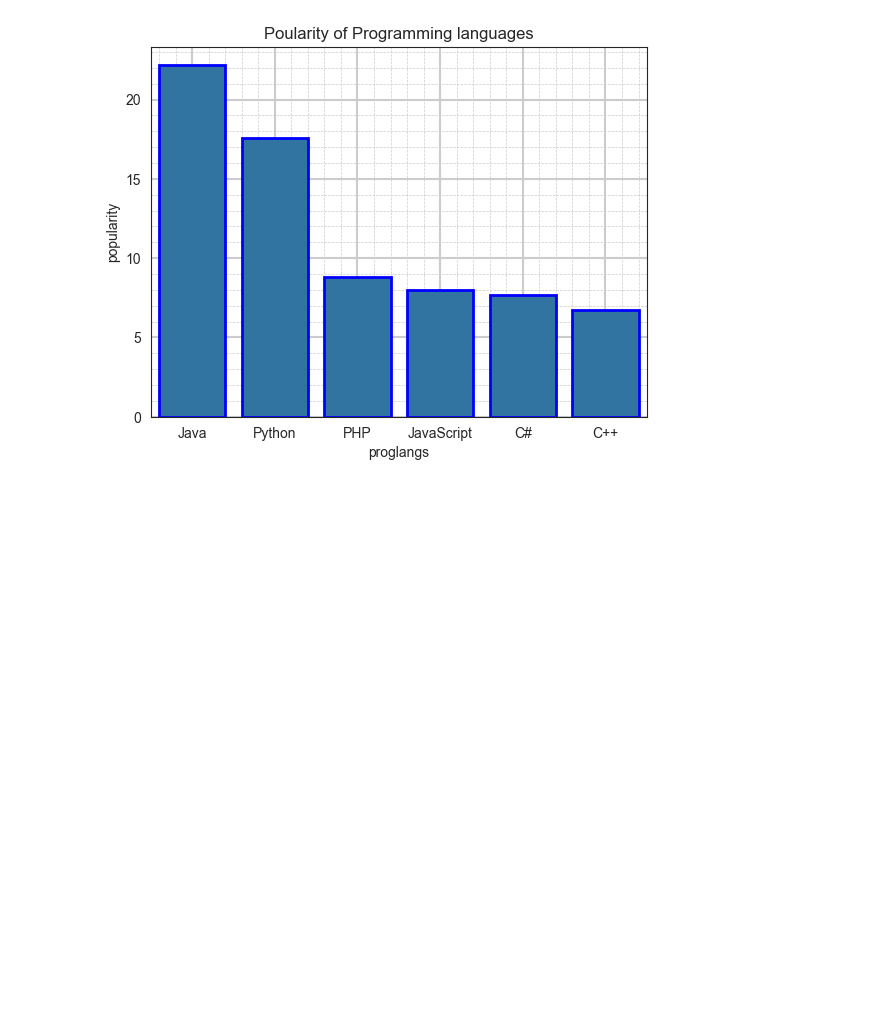
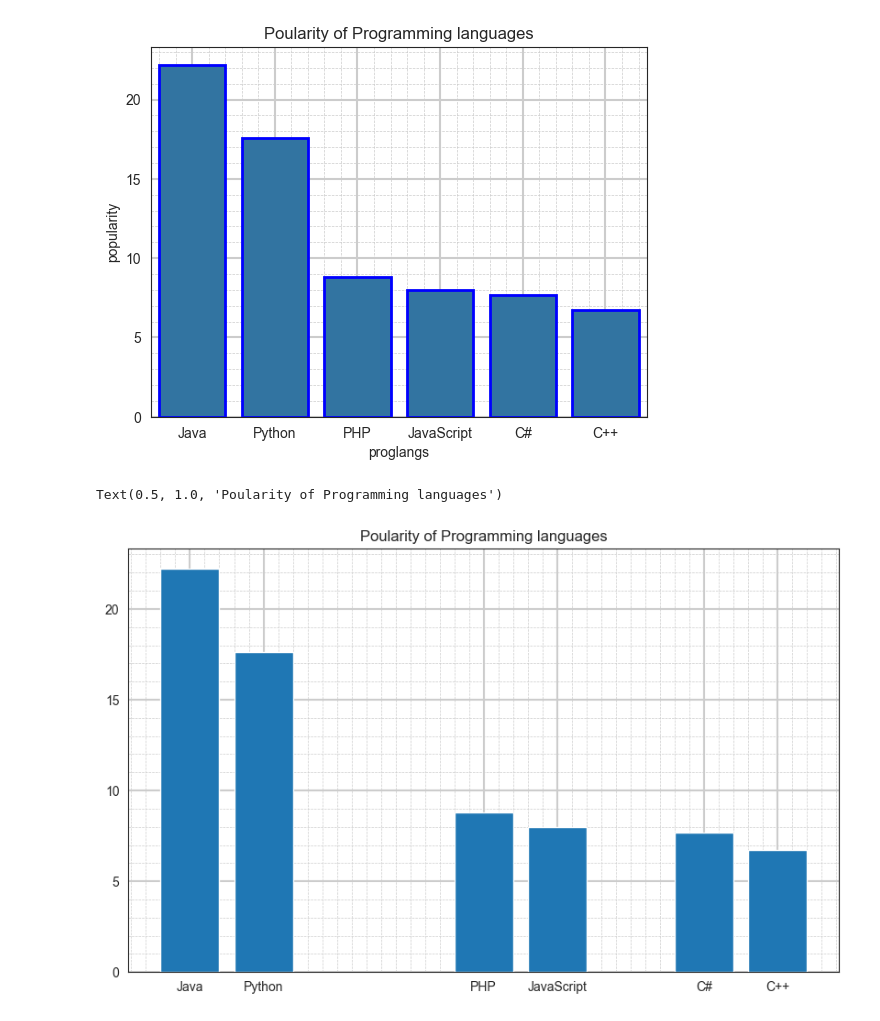
Before and after one commit to gpgaikwad576/DAIAugust2025, a Jupyter notebook: DA/Pankaj/assigs/assig5.ipynb, the cells around one changed output. Cells and saved outputs as stored; diff of their text form; code cells hidden in the pictures; blank space fills up the shorter version.

```diff
--- a/DA/Pankaj/assigs/assig5.ipynb
+++ b/DA/Pankaj/assigs/assig5.ipynb
@@ -80,3 +80,19 @@ plt.title('Poularity of Programming languages')
 # %% [output]
 Text(0.5, 1.0, 'Poularity of Programming languages')
 [figure]
+# %%
+# 7. Write a Python programming to display a bar chart of the popularity of
+# programming Languages. Specify the position of each bar plot.
+start_pos  =2
+# positions = list(range(start_pos,start_pos + len(df)))
+positions = [1,2, 5,6,8,9]
+plt.figure(figsize = (10,6))
+plt.bar(positions,df['popularity'])
+plt.xticks(positions,df['proglangs'])
+plt.grid(which ='major',ls = '-',lw = '1.5')
+plt.grid(which = 'minor' ,ls = '--',lw ='0.5')
+plt.minorticks_on()
+plt.title('Poularity of Programming languages')
+# %% [output]
+Text(0.5, 1.0, 'Poularity of Programming languages')
+[figure, added]
```
Also changed, not shown: parts of 4 cells of this notebook.
